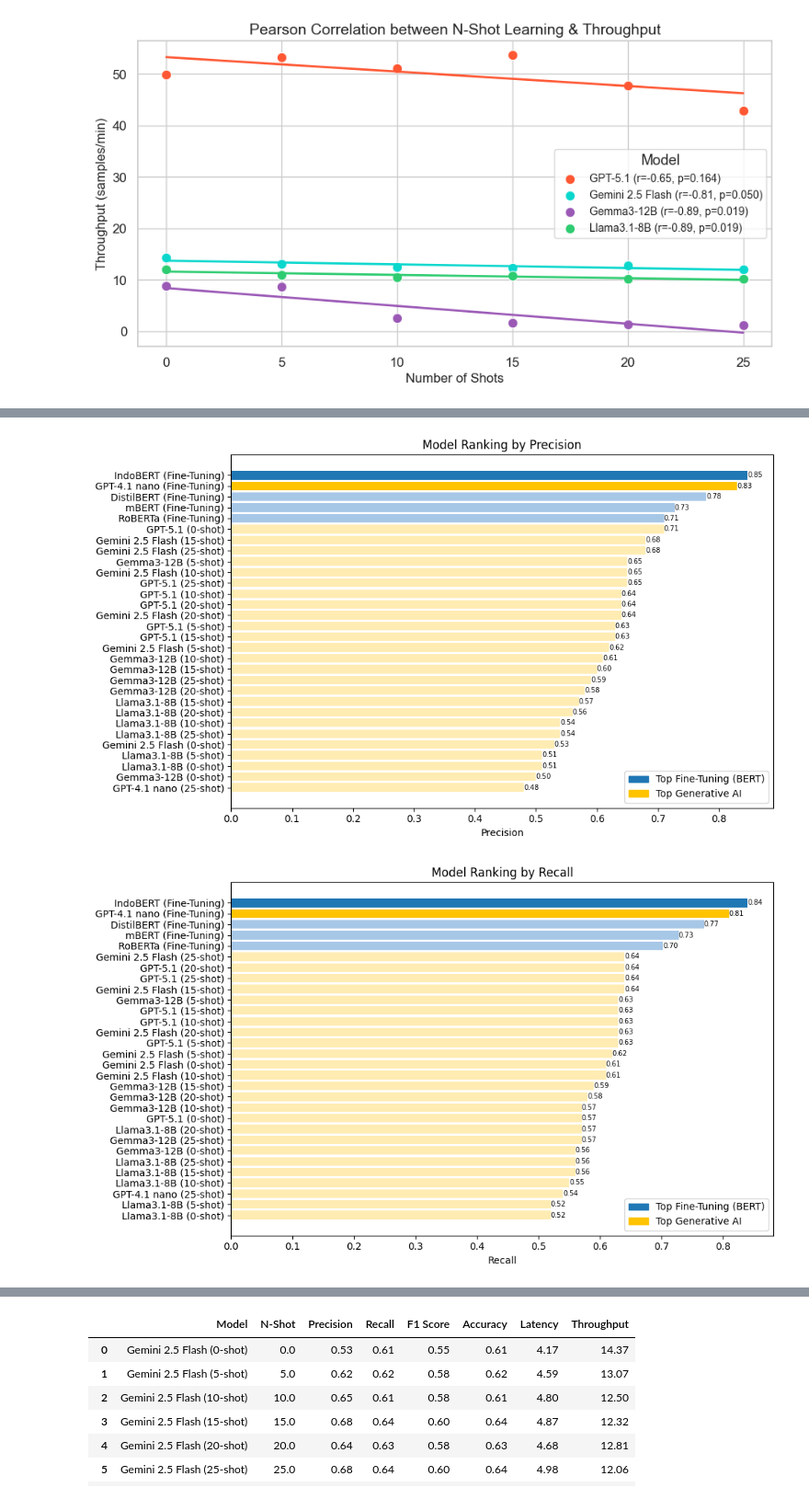
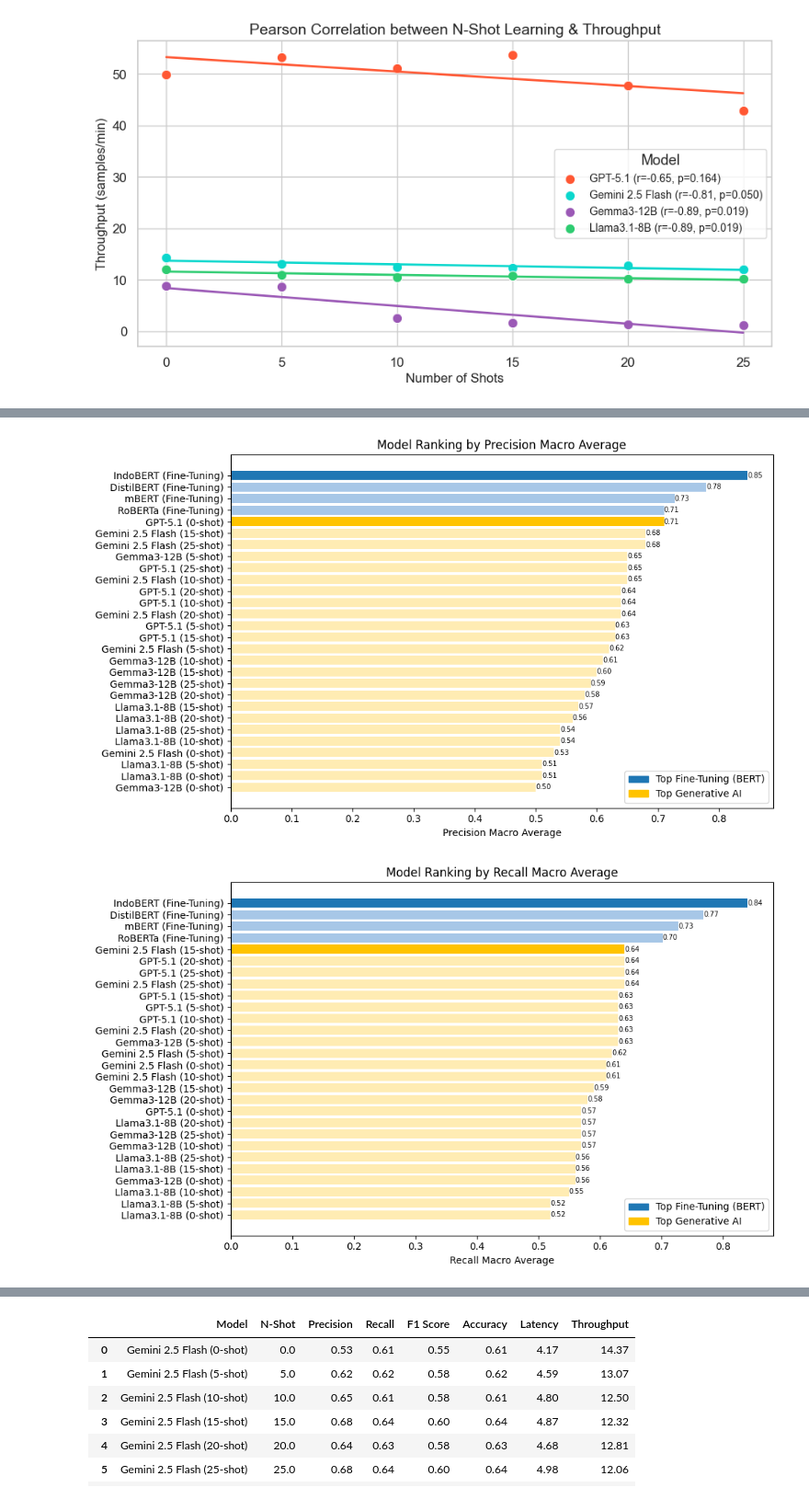
Before and after one commit to RasyadBima15/Multiclass-Emotion-Classification-on-Indonesian-Product-Reviews, a Jupyter notebook: Result/code.ipynb, the cells around one changed output, grey strips where cells are left out. Shown at 92% size. Drawn from its saved outputs; the diff is of its cells as text; code cells hidden in the pictures.

```diff
--- a/Result/code.ipynb
+++ b/Result/code.ipynb
@@ -601,7 +850,7 @@ def sort_models(metric, df):
         return df.sort_values(by=metric, ascending=False)
 
 # Kategori model
-gen_ai_models = ["Gemini 2.5 Flash", "GPT-5.1", "Llama3.1-8B", "Gemma3-12B", "GPT-4.1 nano"]
+gen_ai_models = ["Gemini 2.5 Flash", "GPT-5.1", "Llama3.1-8B", "Gemma3-12B"]
 fine_tune_bert_models = ["IndoBERT", "DistilBERT", "RoBERTa", "mBERT"]
 
 for metric in metrics:
@@ -670,34 +919,40 @@ for metric in metrics:
 
     if metric == "Latency":
         plt.xlabel("Latency (sec/sample)")
     elif metric == "Throughput":
         plt.xlabel("Throughput (samples/min)")
     else:
-        plt.xlabel(metric)
+        if metric in ["Precision", "Recall", "F1 Score"]:
+            plt.xlabel(f"{metric} Macro Average")
+        else:
+            plt.xlabel(metric)
 
-    plt.title(f"Model Ranking by {metric}")
+    if metric in ["Precision", "Recall", "F1 Score"]:
+        plt.title(f"Model Ranking by {metric} Macro Average")
+    else :
+        plt.title(f"Model Ranking by {metric}")
     plt.gca().invert_yaxis()
 
     # Label nilai asli
     for i, val in enumerate(df_sorted[metric]):
         label = f"{val:.3f}" if metric == "Latency" else f"{val:.2f}"
         plt.text(bar_values[i], i, label, va="center", fontsize=7)
 
     # =========================
     # Legend (AKURAT)
     # =========================
     legend_patches = [
         mpatches.Patch(color="#1F77B4", label="Top Fine-Tuning (BERT)"),
         mpatches.Patch(color="#FFC300", label="Top Generative AI"),
     ]
 
     if metric == "Latency":
         plt.legend(handles=legend_patches, loc="upper right")
     else:
         plt.legend(handles=legend_patches, loc="lower right")
 
     plt.tight_layout()
     plt.show()
 # %% [output]
-[figure, old version]
+[figure, new version]
-[figure, old version]
+[figure, new version]
```
Also changed, not shown: parts of 5 cells of this notebook, 21 other files.
